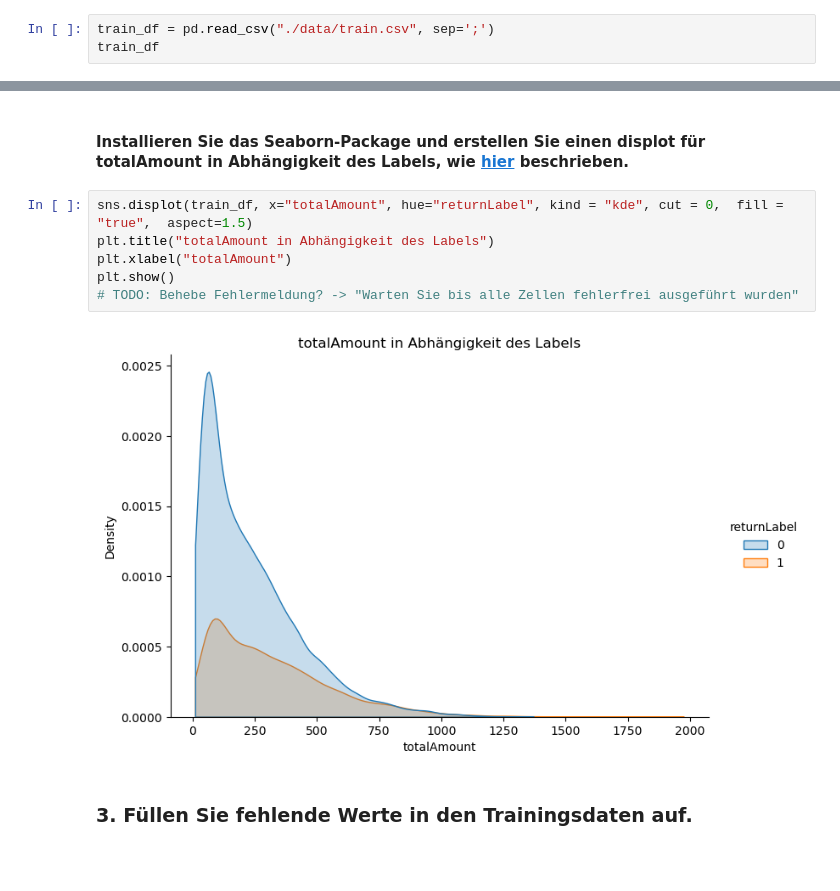
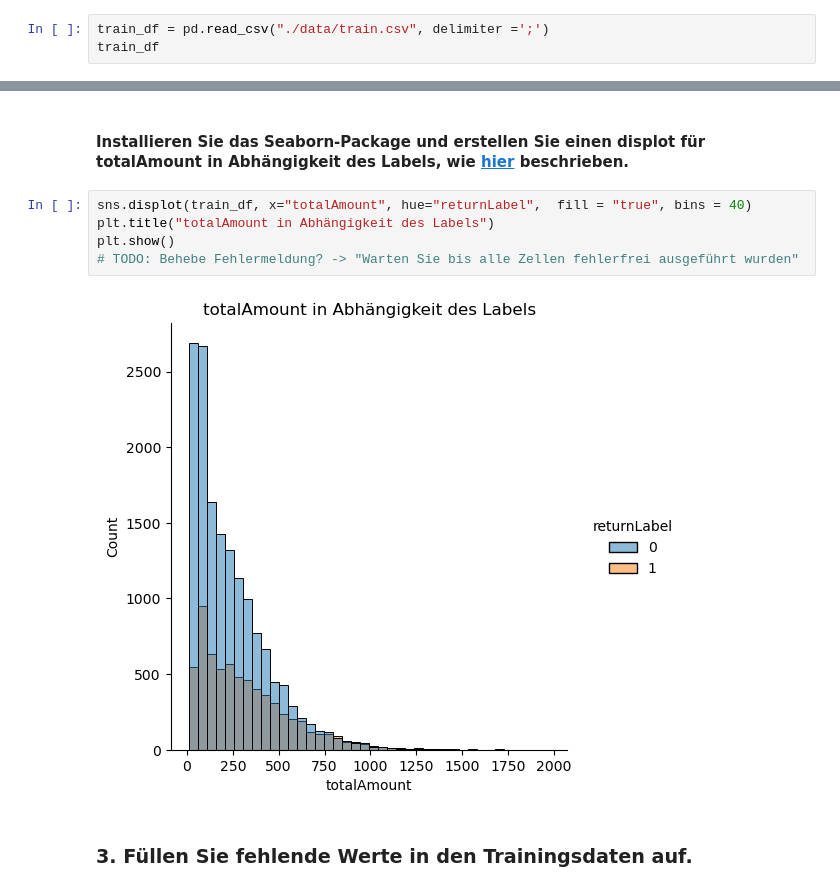
Before and after one commit to DavidSpre/ml-projekt-ss25, a Jupyter notebook: 256378.ipynb, the cells around one changed output, grey strips where cells are left out. Saved outputs shown, nothing was run; the diff lists cells and outputs as text; blank space fills up the shorter version.

```diff
--- a/256378.ipynb
+++ b/256378.ipynb
@@ -21,7 +26,7 @@ from sklearn.preprocessing import StandardScaler
 # %% [markdown]
 ### 1. Laden Sie die Trainingsdaten.
 # %%
-train_df = pd.read_csv("./data/train.csv", sep=';')
+train_df = pd.read_csv("./data/train.csv", delimiter =';')
 train_df
 # %% [output]
 |  | transactionId | basket | customerType | totalAmount | returnLabel |
@@ -99,13 +99,12 @@ plt.show()
 # %% [markdown]
 #### Installieren Sie das Seaborn-Package und erstellen Sie einen displot für totalAmount in Abhängigkeit des Labels, wie [hier](https://seaborn.pydata.org/tutorial/distributions.html#conditioning-on-other-variables) beschrieben.
 # %%
-sns.displot(train_df, x="totalAmount", hue="returnLabel", kind = "kde", cut = 0,  fill = "true",  aspect=1.5)
+sns.displot(train_df, x="totalAmount", hue="returnLabel",  fill = "true", bins = 40)
 plt.title("totalAmount in Abhängigkeit des Labels")
-plt.xlabel("totalAmount")
 plt.show()
 # TODO: Behebe Fehlermeldung? -> "Warten Sie bis alle Zellen fehlerfrei ausgeführt wurden"
 # %% [output]
-[figure, old version]
+[figure, new version]
 # %% [markdown]
 ### 3. Füllen Sie fehlende Werte in den Trainingsdaten auf.
 # %%
```
Also changed, not shown: parts of 25 cells of this notebook.
